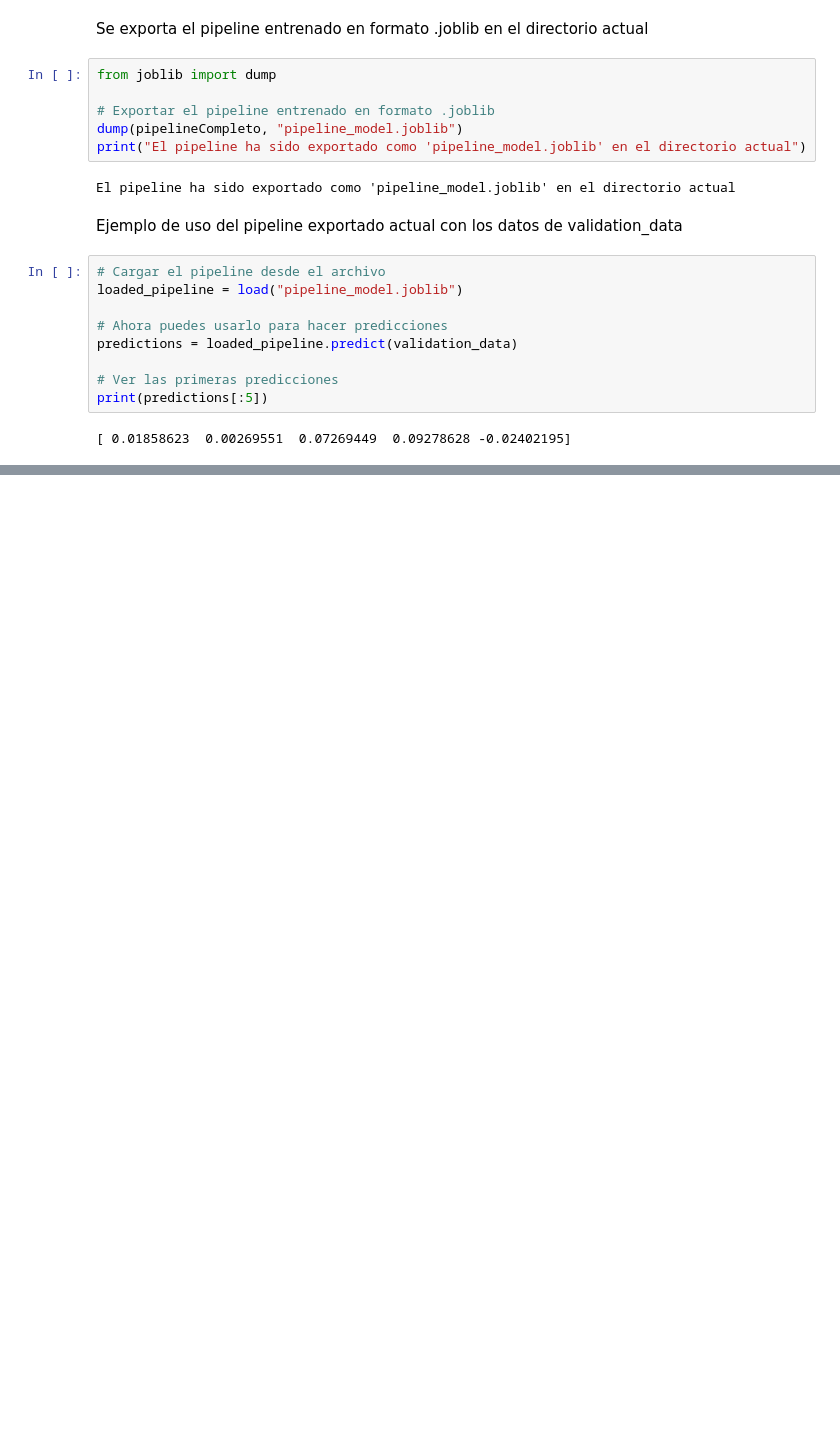
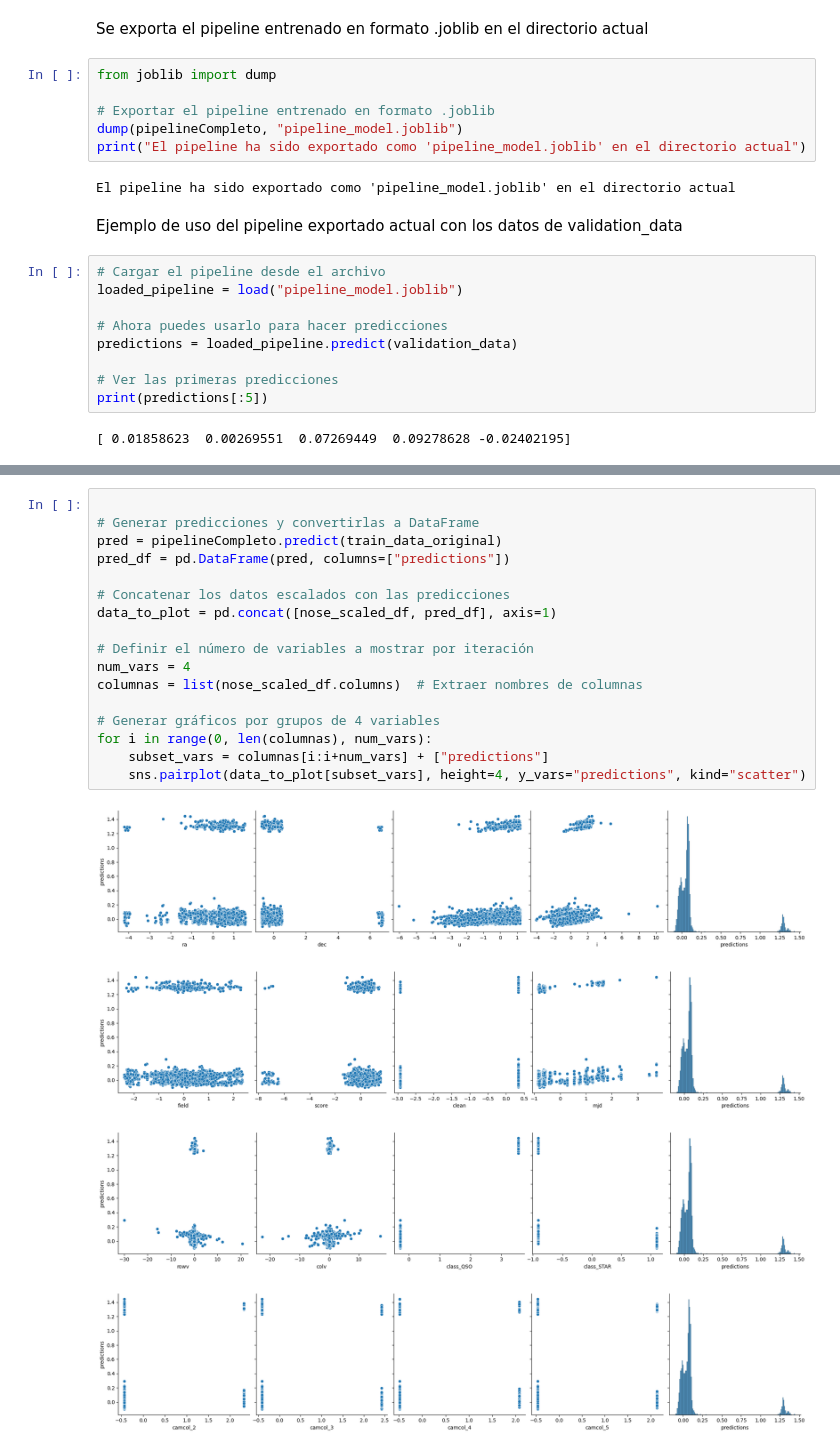
Before and after one commit to andreschaparr0/Laboratorios-BI, a Jupyter notebook: Lab 1.ipynb, the cells around one changed output, grey strips where cells are left out. Saved outputs shown, nothing was run; the diff lists cells and outputs as text; blank space fills up the shorter version.

```diff
--- a/Lab 1.ipynb
+++ b/Lab 1.ipynb
@@ -732,0 +778,22 @@ print("\nDesviaciones estándar de cada columna:\n", std_devs)
+# %%
+
+# Generar predicciones y convertirlas a DataFrame
+pred = pipelineCompleto.predict(train_data_original)
+pred_df = pd.DataFrame(pred, columns=["predictions"])
+
+# Concatenar los datos escalados con las predicciones
+data_to_plot = pd.concat([nose_scaled_df, pred_df], axis=1)
+
+# Definir el número de variables a mostrar por iteración
+num_vars = 4
+columnas = list(nose_scaled_df.columns)  # Extraer nombres de columnas
+
+# Generar gráficos por grupos de 4 variables
+for i in range(0, len(columnas), num_vars):
+    subset_vars = columnas[i:i+num_vars] + ["predictions"]
+    sns.pairplot(data_to_plot[subset_vars], height=4, y_vars="predictions", kind="scatter")
+# %% [output]
+[figure, added]
+[figure, added]
+[figure, added]
+[figure, added]
```
Also changed, not shown: parts of 31 cells of this notebook.
